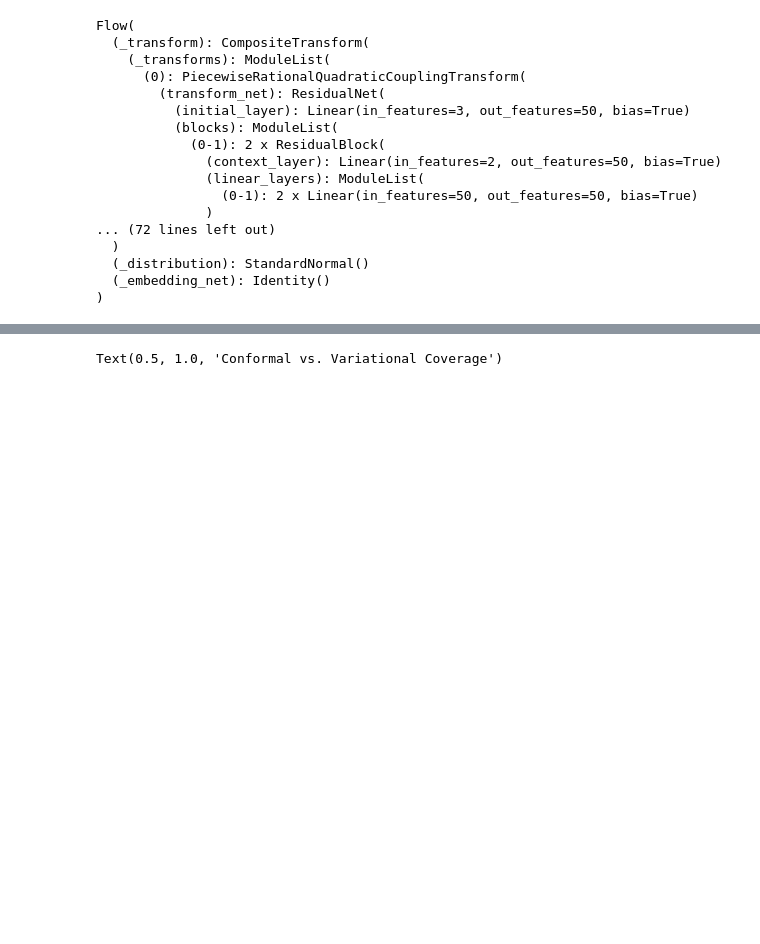
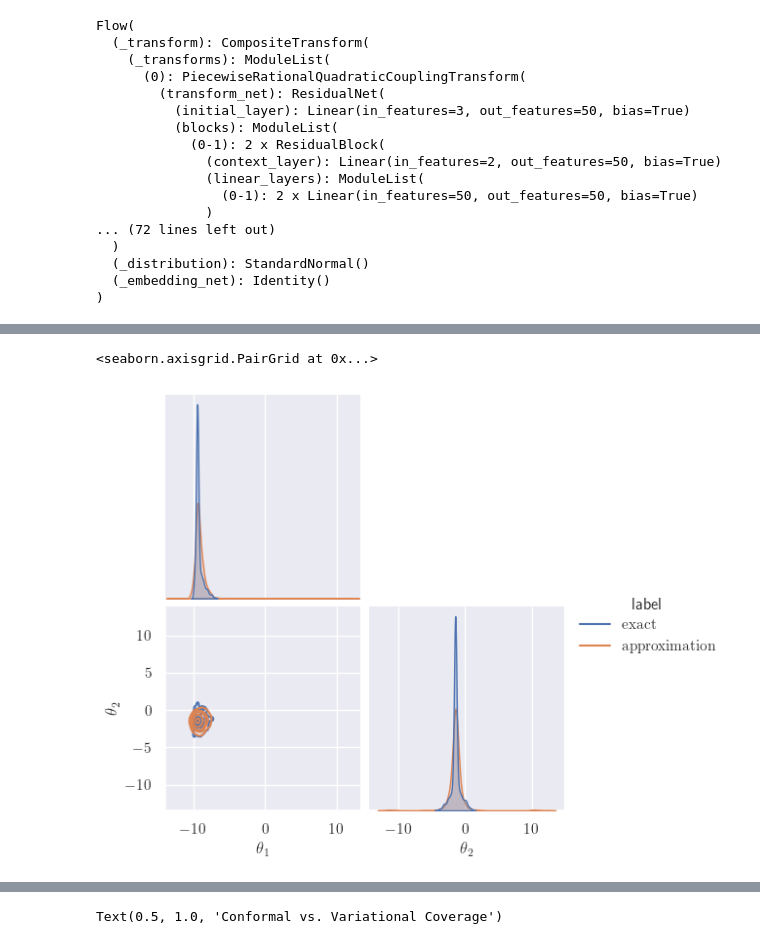
Before and after one commit to yashpatel5400/canvi, a Jupyter notebook: canvi/conformalize_sbibm.ipynb, the cells around one changed output, grey strips where cells are left out. Drawn from its saved outputs; the diff is of its cells as text; code cells hidden in the pictures; blank space fills up the shorter version.

```diff
--- a/canvi/conformalize_sbibm.ipynb
+++ b/canvi/conformalize_sbibm.ipynb
@@ -140,2 +140,9 @@ def plot(j, x, theta, encoder, use_order=True, **kwargs):
         ax[row_idx,col_idx].pcolormesh(X.cpu().numpy(), Y.cpu().numpy(), prediction_interval)
         ax[row_idx,col_idx].set_title(f'Conformalized Posterior: q={coverage_guarantee:.2f}')
+# %%
+observation_idx = 1
+observation = task.get_observation(num_observation=observation_idx)
+reference_samples_all = task.get_reference_posterior_samples(num_observation=observation_idx)
+reference_samples = reference_samples_all[np.random.choice(len(reference_samples_all), 1_000, replace=False)]
+posterior_samples_all = encoder.sample(50_000, observation[0].view(1,-1).to(device)).cpu().detach()[0]
+posterior_samples = posterior_samples_all[np.random.choice(len(posterior_samples_all), 1_000, replace=False)]
@@ -141,0 +159,7 @@ def plot(j, x, theta, encoder, use_order=True, **kwargs):
+# %%
+import seaborn as sns
+sns.set_theme()
+sns.pairplot(df, hue="label", kind="kde", corner=True)
+# %% [output]
+<seaborn.axisgrid.PairGrid at 0x...>
+[figure, added]
```
Also changed, not shown: parts of 5 cells of this notebook, 1 other file.
